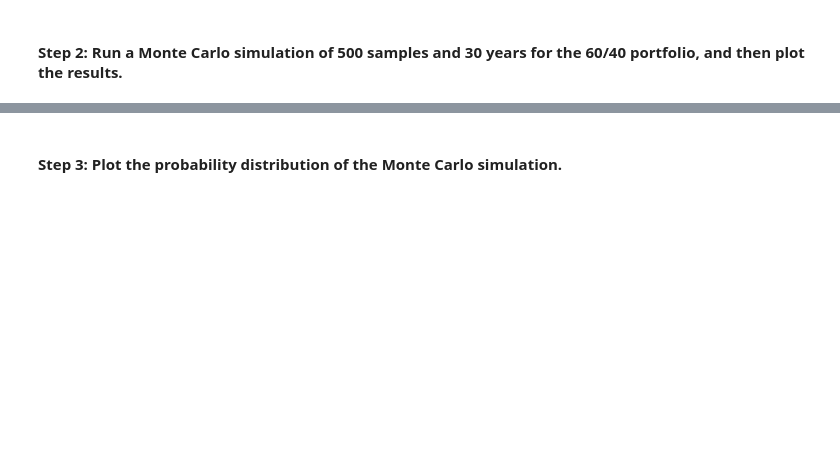
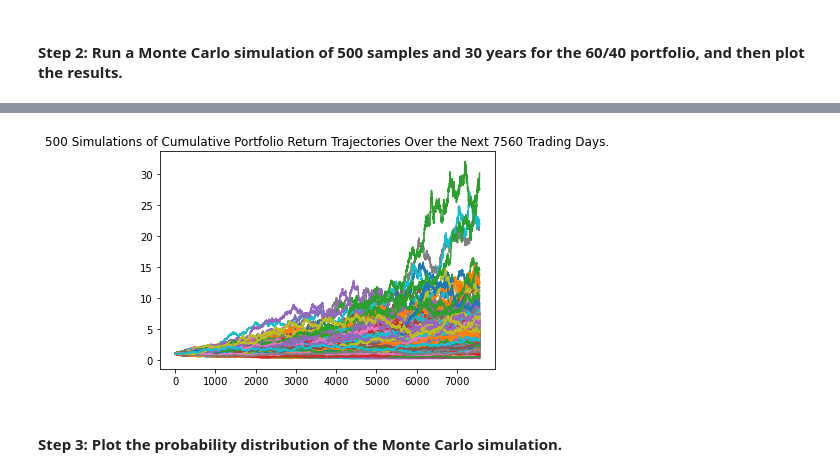
Before and after one commit to dinesh-m/financial_planner, a Jupyter notebook: financial_planning_tools.ipynb, the cells around one changed output, grey strips where cells are left out. Drawn from its saved outputs; the diff is of its cells as text; code cells hidden in the pictures; blank space fills up the shorter version.

Commit message:
Retirement portfolio forecast calculated

```diff
--- a/financial_planning_tools.ipynb
+++ b/financial_planning_tools.ipynb
@@ -509,15 +519,32 @@ In this section, you’ll use the MCForecastTools library to create a Monte Carl
 # The tickers and timeframe parameters should have been set in Part 1 of this activity
 # The start and end dates should be updated with the information set above
 # Remember to add the df property to the end of the call so the response is returned as a DataFrame
-# YOUR CODE HERE
+
+print(f"Tickers are: {tickers}. Timeframe is: {TimeFrame.Day}.")
+
+api_call_3yrs_df = alpaca.get_bars(
+    tickers,
+    TimeFrame.Day,
+    start = start_3yrs,
+    end = end_3yrs,
+    limit = 10000
+).df
+
+# Review the first 5 rows of the Alpaca DataFrame
+display(api_call_3yrs_df.head())
+print('\n')
+# Review the last 5 rows of the Alpaca DataFrame
+display(api_call_3yrs_df.tail())
 
 # Reorganize the DataFrame
 # Separate ticker data
-# YOUR CODE HERE
+AGG = api_call_3yrs_df[api_call_3yrs_df['symbol']=='AGG'].drop('symbol', axis=1)
+SPY = api_call_3yrs_df[api_call_3yrs_df['symbol']=='SPY'].drop('symbol', axis=1)
 
 # Concatenate the ticker DataFrames
-# YOUR CODE HERE
+prices_3yr_df = pd.concat([AGG, SPY], axis=1, keys=['AGG','SPY'])
 
 # Display both the first and last five rows of the DataFrame
-# YOUR CODE HERE
-# YOUR CODE HERE
+display(prices_3yr_df.head())
+print('\n')
+display(prices_3yr_df.tail())
@@ -527,7 +586,15 @@ In this section, you’ll use the MCForecastTools library to create a Monte Carl
 # Configure the Monte Carlo simulation to forecast 30 years cumulative returns
 # The weights should be split 40% to AGG and 60% to SPY.
 # Run 500 samples.
-# YOUR CODE HERE
+prices_3yr_30yr_df = prices_3yr_df
+
+# AGG = .4; SPY = .6
+mc_four_six_3yr_30yr_weight = MCSimulation(
+    portfolio_data = prices_3yr_30yr_df,
+    weights = [.4, .6],
+    num_simulation = 500,
+    num_trading_days = 252*30
+)
 
 # Review the simulation input data
-# YOUR CODE HERE
+mc_four_six_3yr_30yr_weight.portfolio_data.head()
@@ -537,7 +655,9 @@ In this section, you’ll use the MCForecastTools library to create a Monte Carl
 # %%
 # Visualize the 30-year Monte Carlo simulation by creating an
 # overlay line plot
-# YOUR CODE HERE
+four_six_3yr_30yr_weight_line_plot = mc_four_six_3yr_30yr_weight.plot_simulation()
+# %% [output]
+[figure, added]
 # %% [markdown]
 #### Step 3: Plot the probability distribution of the Monte Carlo simulation.
 # %%
```
Also changed, not shown: parts of 11 cells of this notebook.
